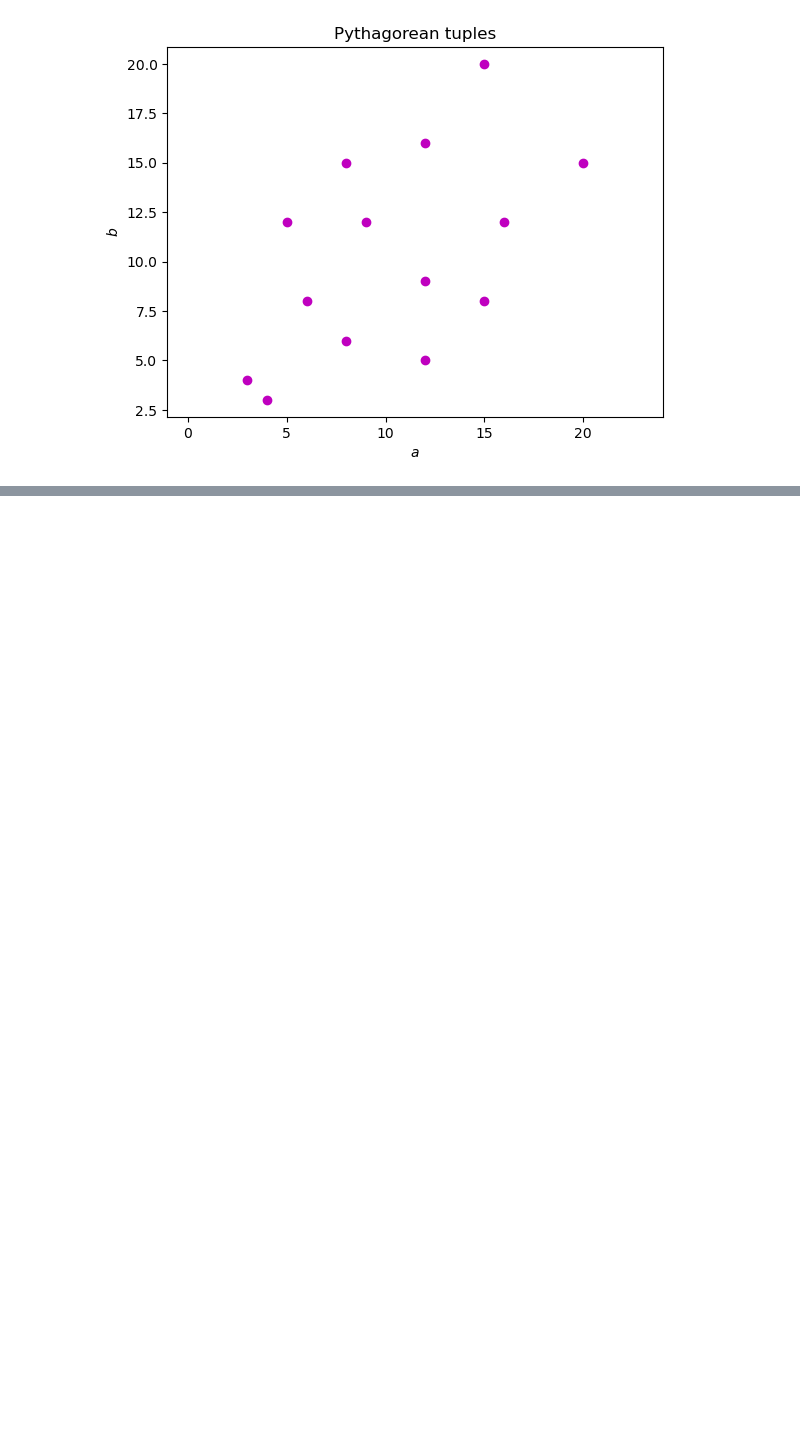
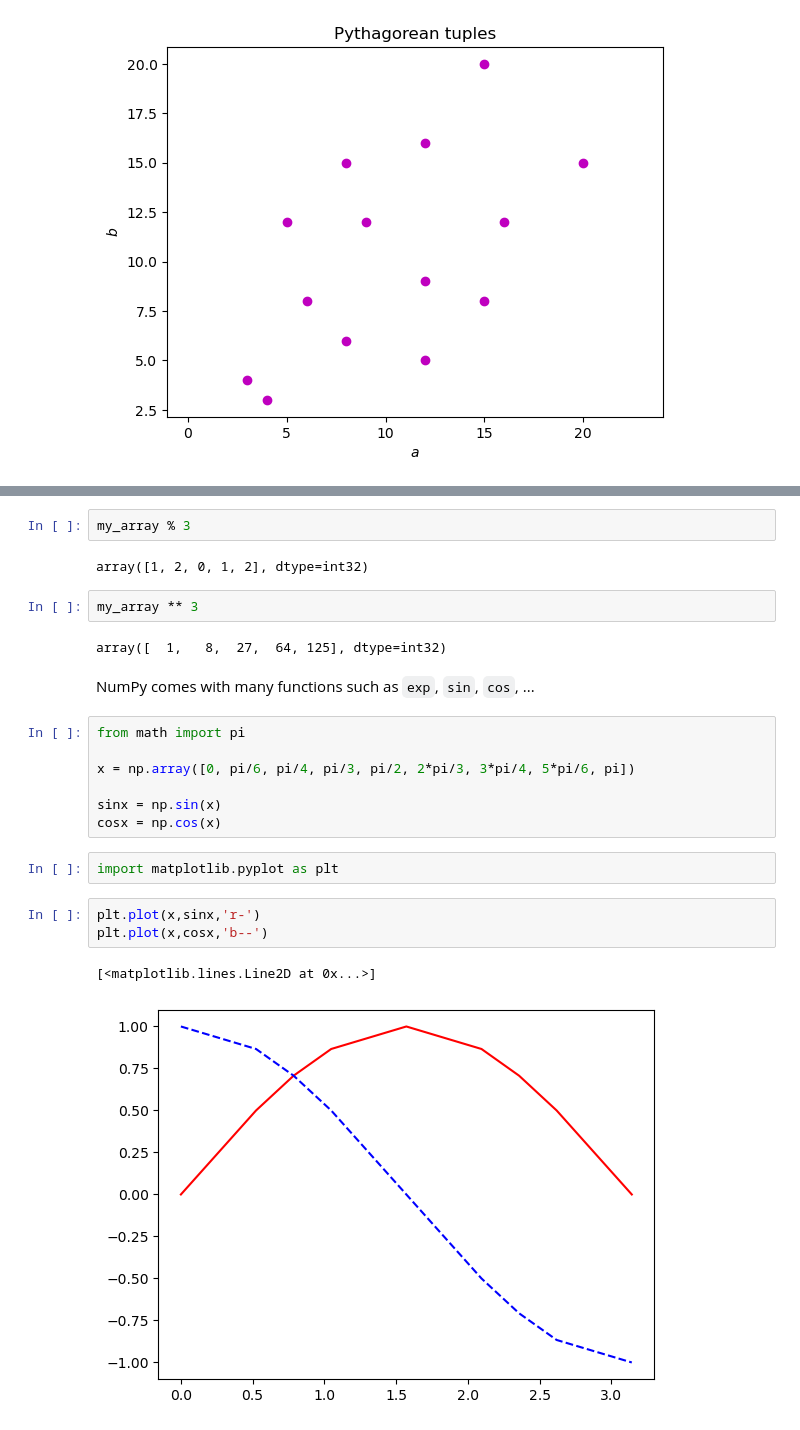
Before and after one commit to jllottes/jllottes.github.io, a Jupyter notebook: _static/weekly_notebooks/week05_notebook.ipynb, the cells around one changed output, grey strips where cells are left out. Drawn from its saved outputs; the diff is of its cells as text; blank space fills up the shorter version.

```diff
--- a/_static/weekly_notebooks/week05_notebook.ipynb
+++ b/_static/weekly_notebooks/week05_notebook.ipynb
@@ -310,0 +563,25 @@ plt.axis('equal')    # This forces a 1:1 aspect ratio
+# %%
+my_array % 3
+# %% [output]
+array([1, 2, 0, 1, 2], dtype=int32)
+# %%
+my_array ** 3
+# %% [output]
+array([  1,   8,  27,  64, 125], dtype=int32)
+# %% [markdown]
+NumPy comes with many functions such as `exp`, `sin`, `cos`, ...
+# %%
+from math import pi
+
+x = np.array([0, pi/6, pi/4, pi/3, pi/2, 2*pi/3, 3*pi/4, 5*pi/6, pi])
+
+sinx = np.sin(x)
+cosx = np.cos(x)
+# %%
+import matplotlib.pyplot as plt
+# %%
+plt.plot(x,sinx,'r-')
+plt.plot(x,cosx,'b--')
+# %% [output]
+[<matplotlib.lines.Line2D at 0x...>]
+[figure, added]
```
Also changed, not shown: parts of 51 cells of this notebook, 59 other files.
